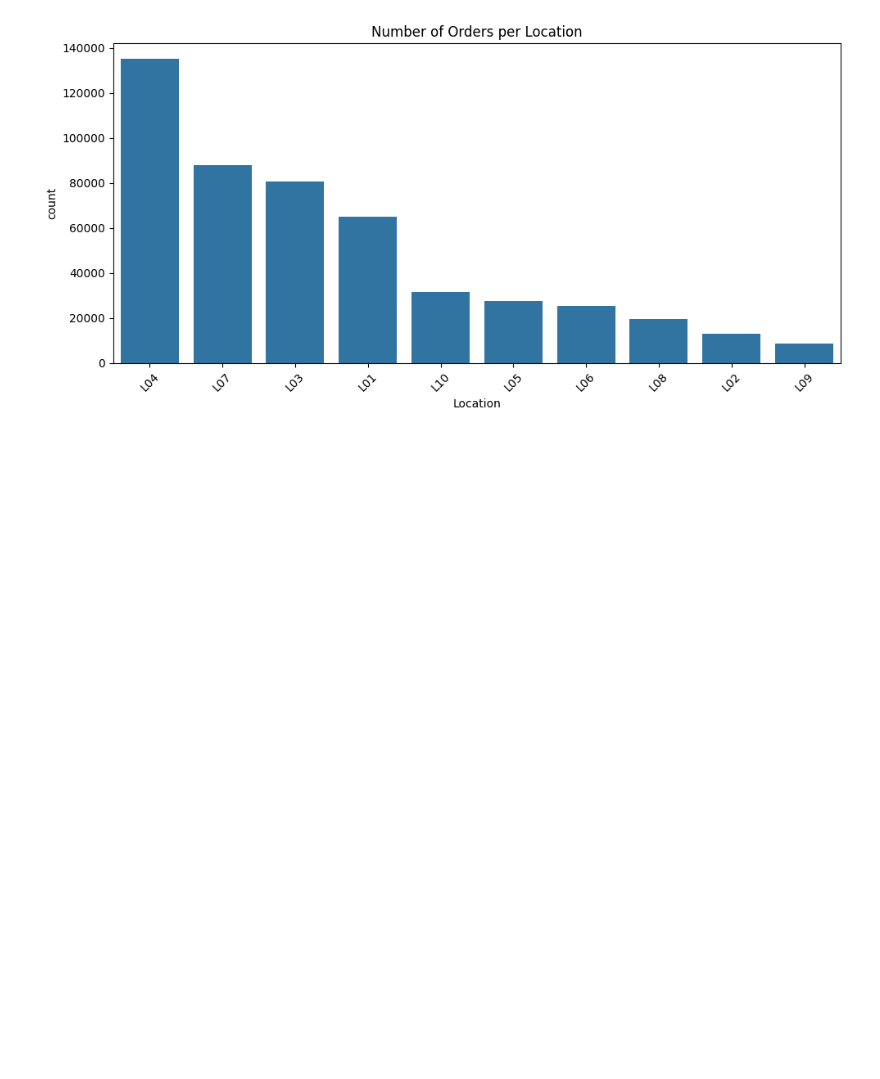
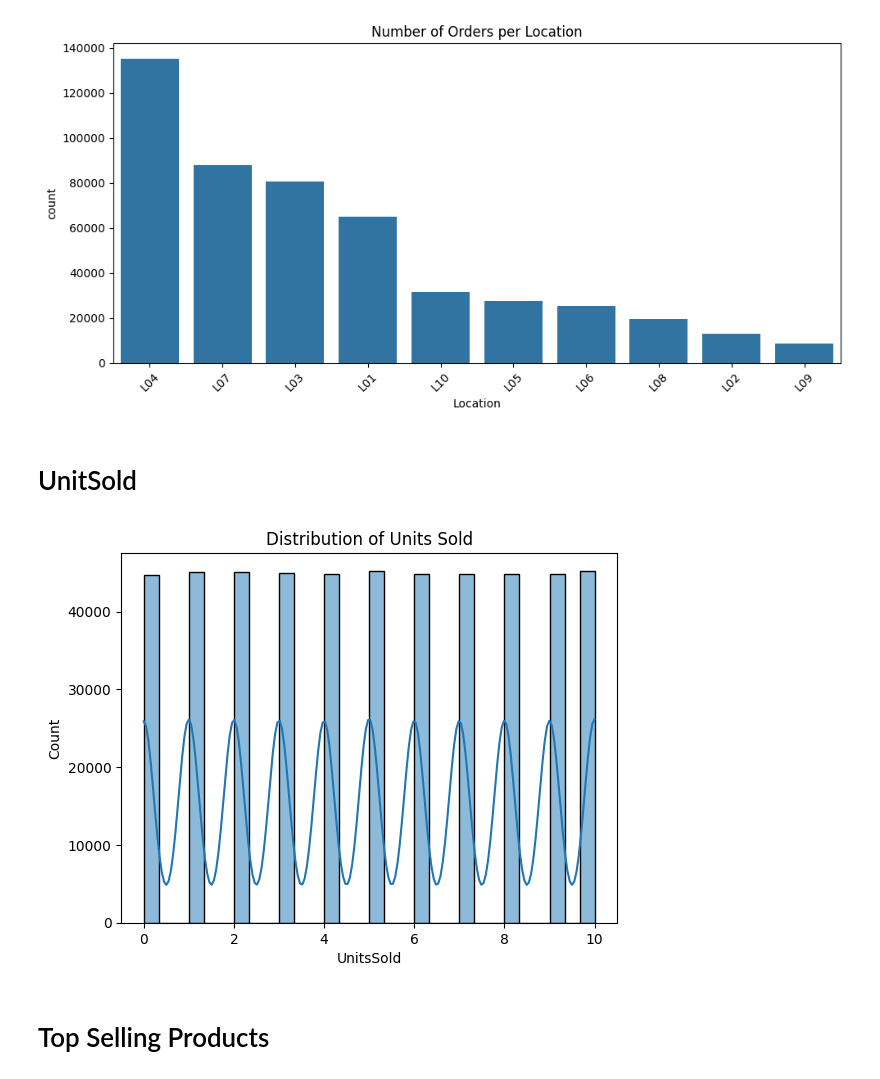
Before and after one commit to sachinn854/Product-Demand-Forecasting, a Jupyter notebook: EDA/sale_data.ipynb, the cells around one changed output. Drawn from its saved outputs; the diff is of its cells as text; code cells hidden in the pictures; blank space fills up the shorter version.

```diff
--- a/EDA/sale_data.ipynb
+++ b/EDA/sale_data.ipynb
@@ -56,3 +56,14 @@ plt.tight_layout()
 plt.show()
 # %% [output]
 [figure]
+# %% [markdown]
+# UnitSold
+# %%
+import seaborn as sns
+sns.histplot(df['UnitsSold'], bins=30, kde=True)
+plt.title("Distribution of Units Sold")
+plt.show()
+# %% [output]
+[figure, added]
+# %% [markdown]
+# Top Selling Products
```
Also changed, not shown: parts of 5 cells of this notebook, 3 other files.
